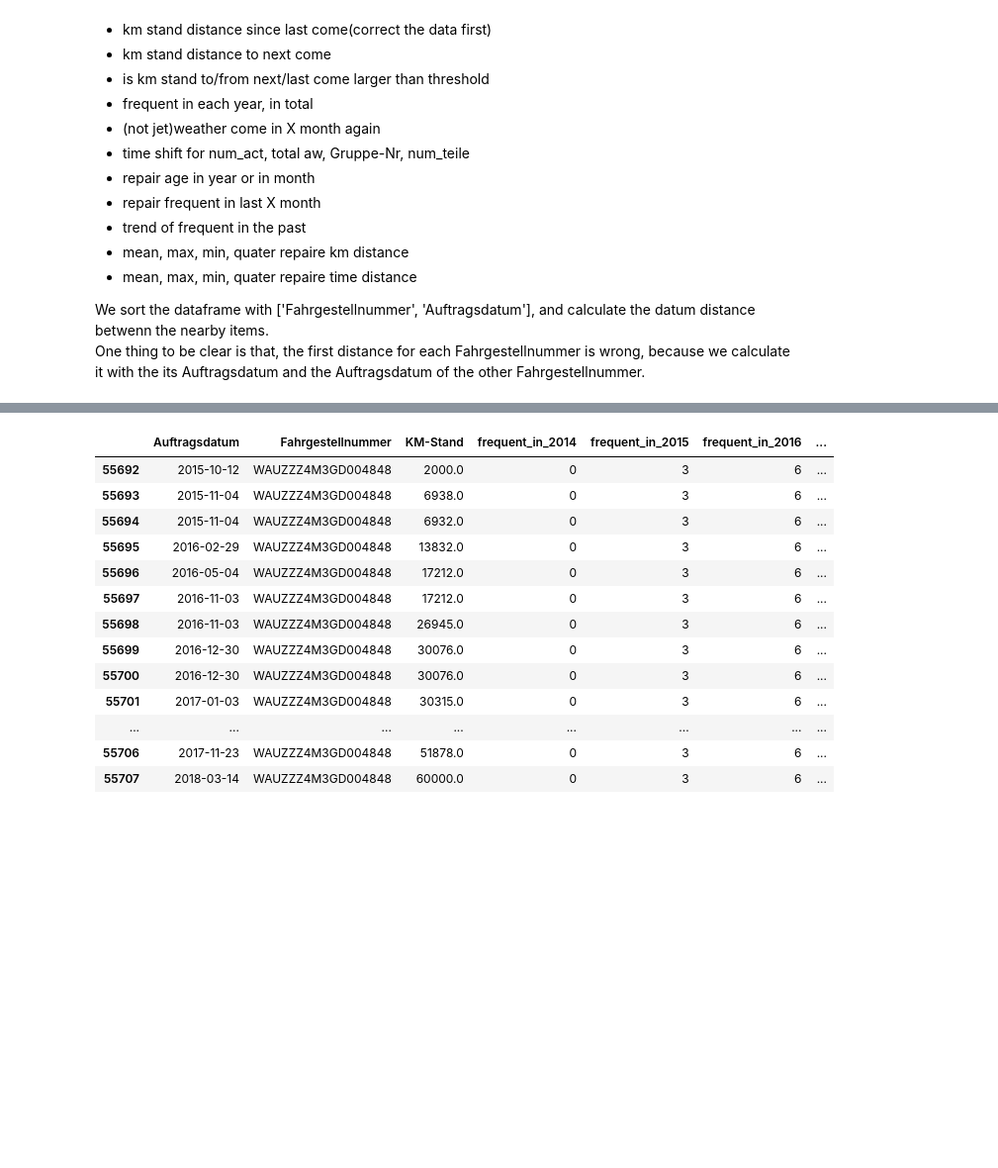
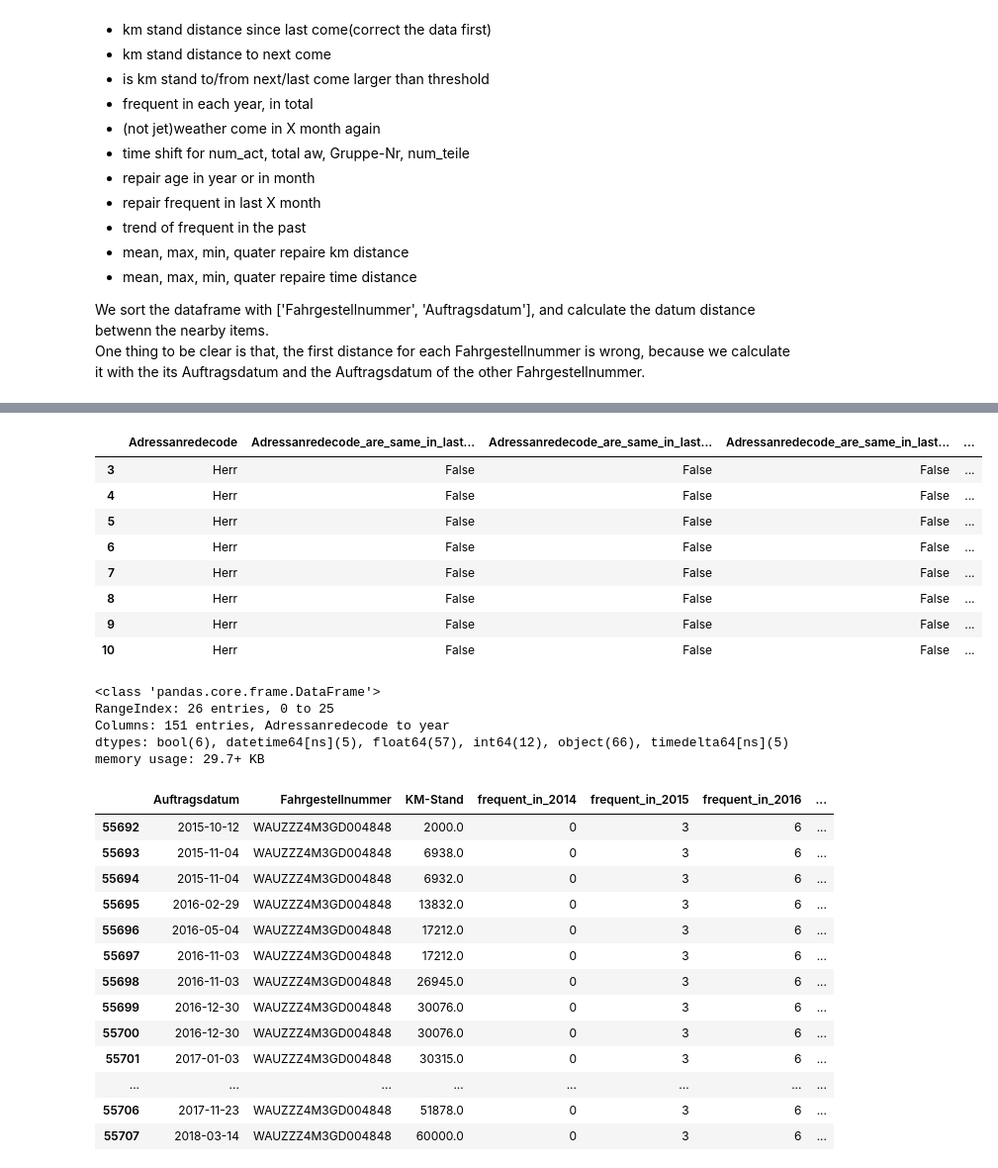
Before and after one commit to HuangYiran/data_mining, a Jupyter notebook: teco/Autohaus_weeber/notebook/Teilegruppe.ipynb, the cells around one changed output, grey strips where cells are left out. Shown at 99% size. Saved outputs shown, nothing was run; the diff lists cells and outputs as text; code cells hidden in the pictures; blank space fills up the shorter version.

```diff
--- a/teco/Autohaus_weeber/notebook/Teilegruppe.ipynb
+++ b/teco/Autohaus_weeber/notebook/Teilegruppe.ipynb
@@ -751,5 +875,25 @@ for name, group in td.groupby('Fahrgestellnummer', as_index = False):
 # %%
 df3 = pd.concat(out).reset_index().iloc[:, 1:]
+# %%
+df3[df3['Fahrgestellnummer'] == '1C8FYN8O63T585854']
+# %% [output]
+|  | Adressanredecode | Adressanredecode_are_same_in_last... | Adressanredecode_are_same_in_last... | Adressanredecode_are_same_in_last... | ... |
+| 3 | Herr | False | False | False | ... |
+| 4 | Herr | False | False | False | ... |
+| 5 | Herr | False | False | False | ... |
+| 6 | Herr | False | False | False | ... |
+| 7 | Herr | False | False | False | ... |
+| 8 | Herr | False | False | False | ... |
+| 9 | Herr | False | False | False | ... |
+| 10 | Herr | False | False | False | ... |
+# %%
+df3.info()
+# %% [output]
+<class 'pandas.core.frame.DataFrame'>
+RangeIndex: 26 entries, 0 to 25
+Columns: 151 entries, Adressanredecode to year
+dtypes: bool(6), datetime64[ns](5), float64(57), int64(12), object(66), timedelta64[ns](5)
+memory usage: 29.7+ KB
 # %%
 #df3 = pd.read_pickle('../code/tmp.pkl')
 df3 = pd.read_pickle("../code/ec1.pkl")
```
Also changed, not shown: parts of 27 cells of this notebook.
